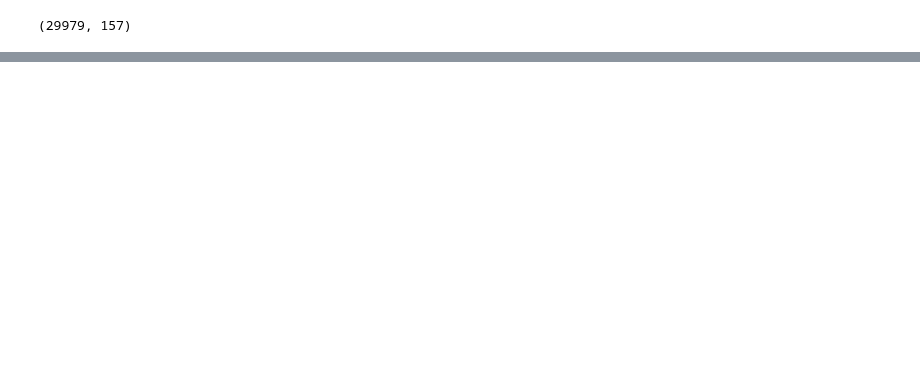
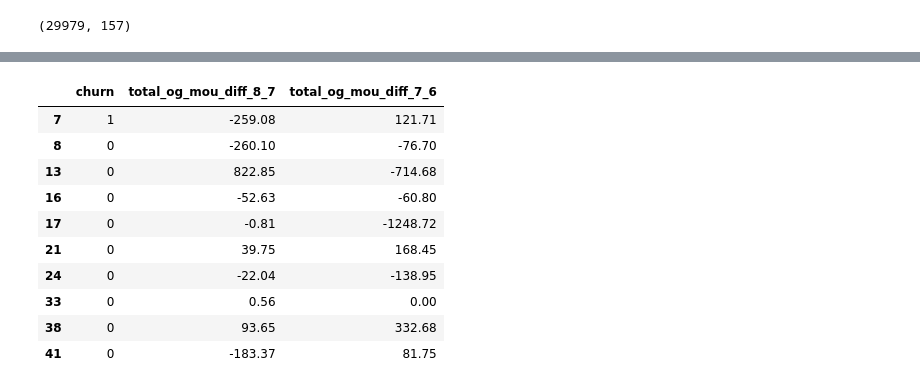
Before and after one commit to gettingtoknowdata/predict-churn, a Jupyter notebook: Telecom_churn_case_study.ipynb, the cells around one changed output, grey strips where cells are left out. Saved outputs shown, nothing was run; the diff lists cells and outputs as text; code cells hidden in the pictures; blank space fills up the shorter version.

```diff
--- a/Telecom_churn_case_study.ipynb
+++ b/Telecom_churn_case_study.ipynb
@@ -389,0 +302,14 @@ len(set(list(corr_triu[corr_triu > 0.2].to_frame().reset_index().level_1)))
+# %%
+df_clean1[['churn', 'total_og_mou_diff_8_7', 'total_og_mou_diff_7_6']].head(10)
+# %% [output]
+|  | churn | total_og_mou_diff_8_7 | total_og_mou_diff_7_6 |
+| 7 | 1 | -259.08 | 121.71 |
+| 8 | 0 | -260.10 | -76.70 |
+| 13 | 0 | 822.85 | -714.68 |
+| 16 | 0 | -52.63 | -60.80 |
+| 17 | 0 | -0.81 | -1248.72 |
+| 21 | 0 | 39.75 | 168.45 |
+| 24 | 0 | -22.04 | -138.95 |
+| 33 | 0 | 0.56 | 0.00 |
+| 38 | 0 | 93.65 | 332.68 |
+| 41 | 0 | -183.37 | 81.75 |
```
Also changed, not shown: parts of 61 cells of this notebook.
